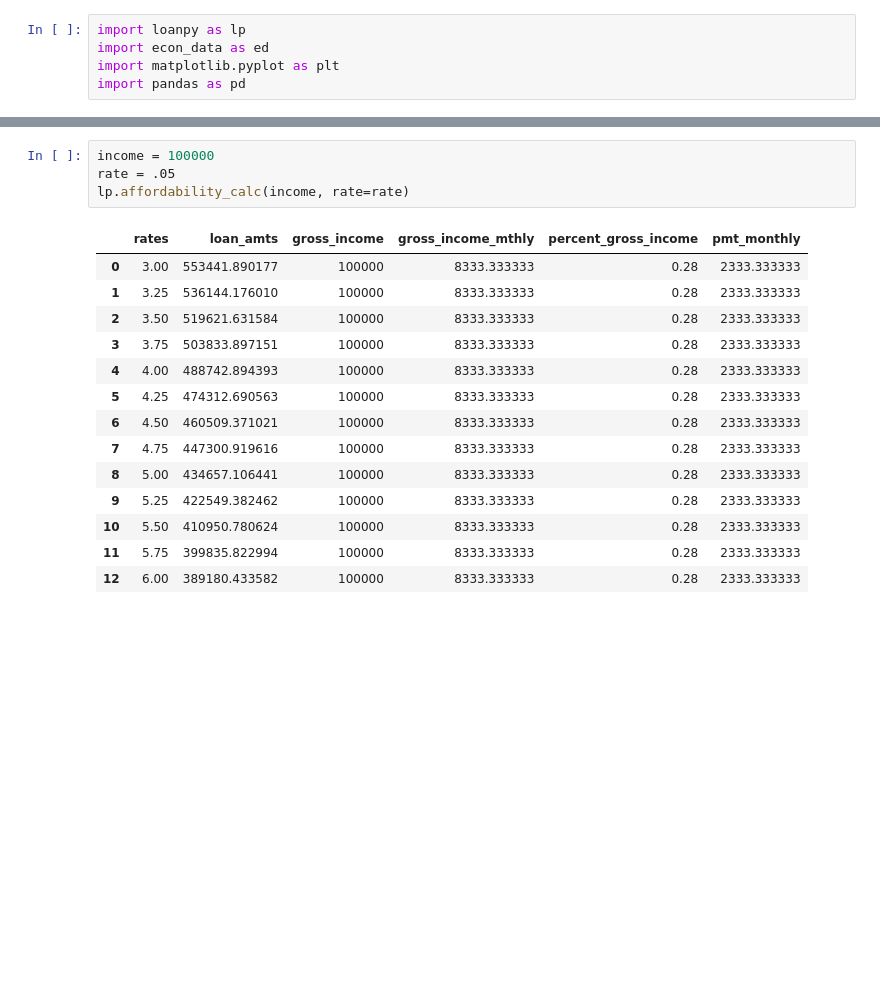
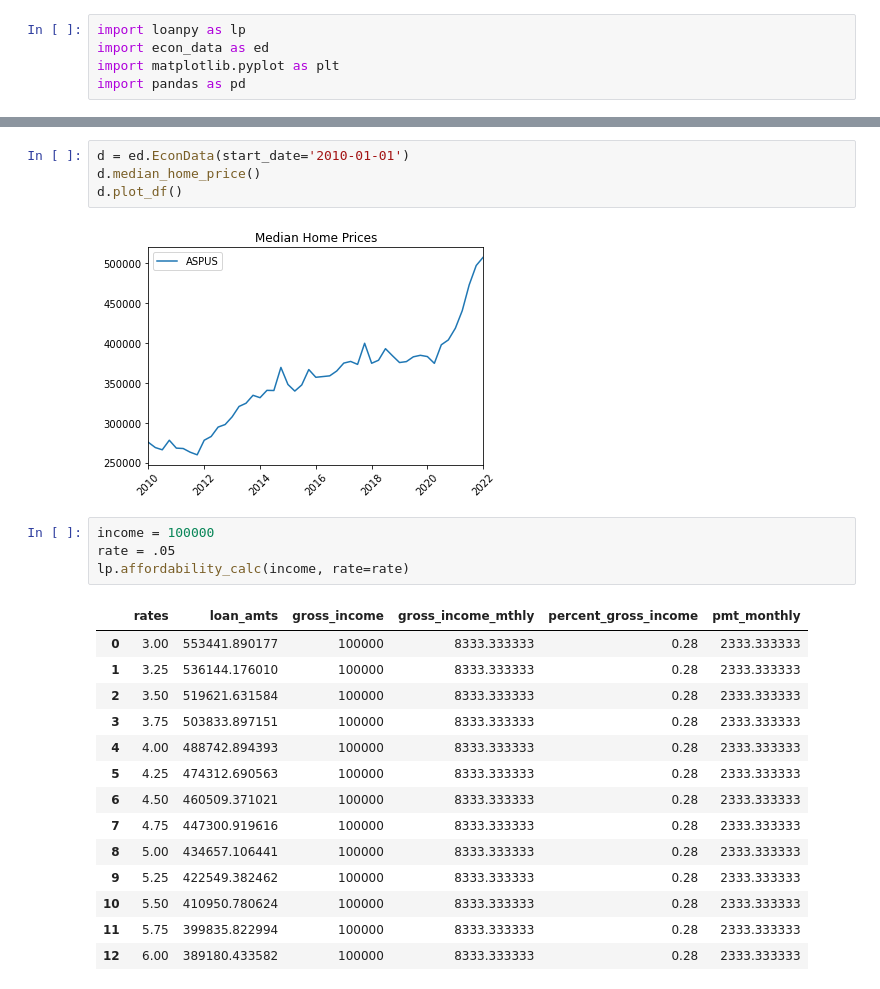
Before and after one commit to stumals/Loanpy, a Jupyter notebook: demo.ipynb, the cells around one changed output, grey strips where cells are left out. Saved outputs shown, nothing was run; the diff lists cells and outputs as text; blank space fills up the shorter version.

```diff
--- a/demo.ipynb
+++ b/demo.ipynb
@@ -17,3 +12,9 @@ plt.plot(df_prices);
+# %%
+d = ed.EconData(start_date='2010-01-01')
+d.median_home_price()
+d.plot_df()
+# %% [output]
+[figure, added]
 # %%
 income = 100000
 rate = .05
```
Also changed, not shown: parts of 6 cells of this notebook, 2 other files.
